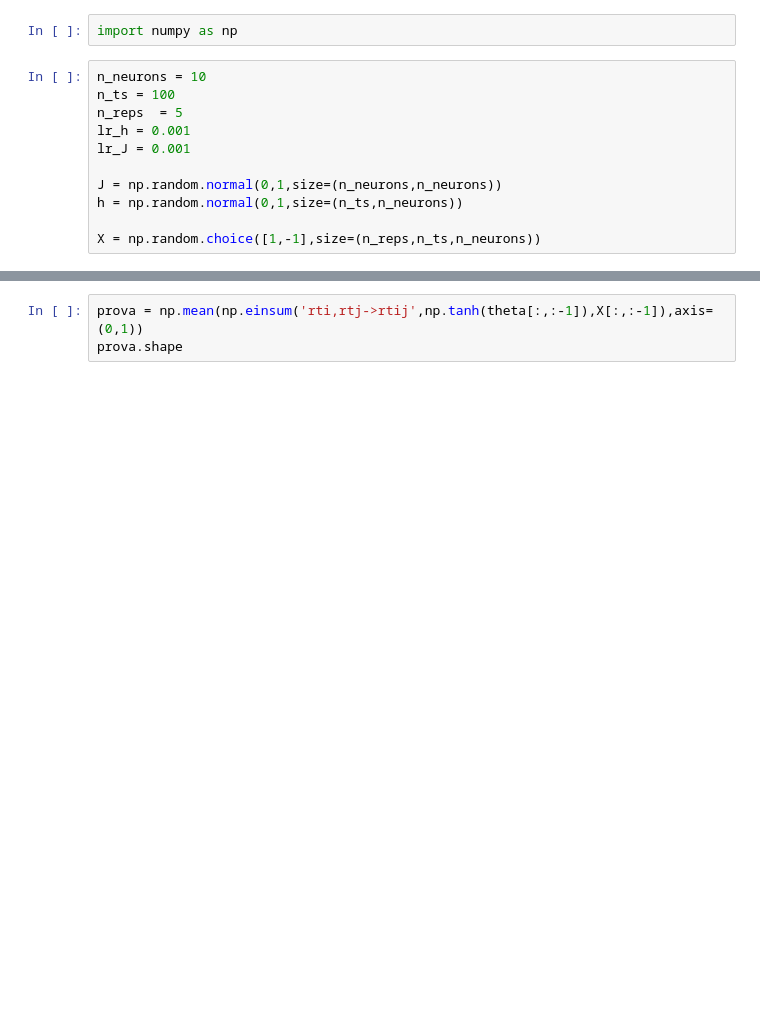
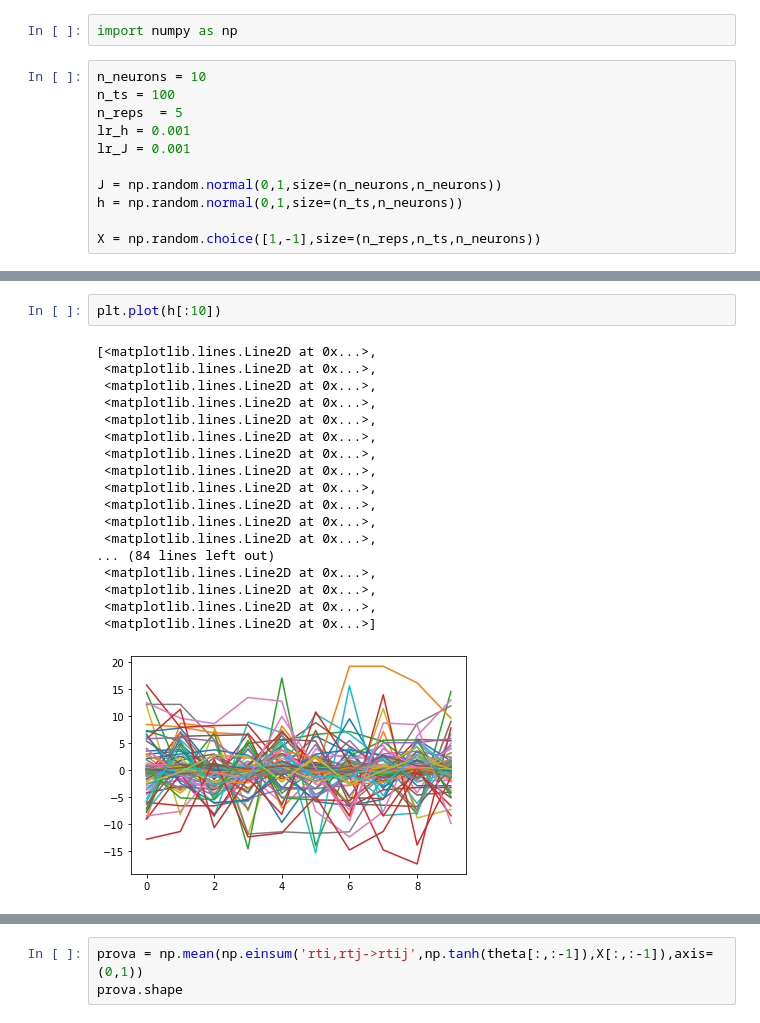
Before and after one commit to davidespalla/nimble, a Jupyter notebook: notebooks/devel.ipynb, the cells around one changed output, grey strips where cells are left out. Saved outputs shown, nothing was run; the diff lists cells and outputs as text; blank space fills up the shorter version.

```diff
--- a/notebooks/devel.ipynb
+++ b/notebooks/devel.ipynb
@@ -13,0 +94,21 @@ X = np.random.choice([1,-1],size=(n_reps,n_ts,n_neurons))
+# %%
+plt.plot(h[:10])
+# %% [output]
+[<matplotlib.lines.Line2D at 0x...>,
+ <matplotlib.lines.Line2D at 0x...>,
+ <matplotlib.lines.Line2D at 0x...>,
+ <matplotlib.lines.Line2D at 0x...>,
+ <matplotlib.lines.Line2D at 0x...>,
+ <matplotlib.lines.Line2D at 0x...>,
+ <matplotlib.lines.Line2D at 0x...>,
+ <matplotlib.lines.Line2D at 0x...>,
+ <matplotlib.lines.Line2D at 0x...>,
+ <matplotlib.lines.Line2D at 0x...>,
+ <matplotlib.lines.Line2D at 0x...>,
+ <matplotlib.lines.Line2D at 0x...>,
+... (84 lines left out)
+ <matplotlib.lines.Line2D at 0x...>,
+ <matplotlib.lines.Line2D at 0x...>,
+ <matplotlib.lines.Line2D at 0x...>,
+ <matplotlib.lines.Line2D at 0x...>]
+[figure, added]
```
Also changed, not shown: parts of 14 cells of this notebook, 1 other file.
